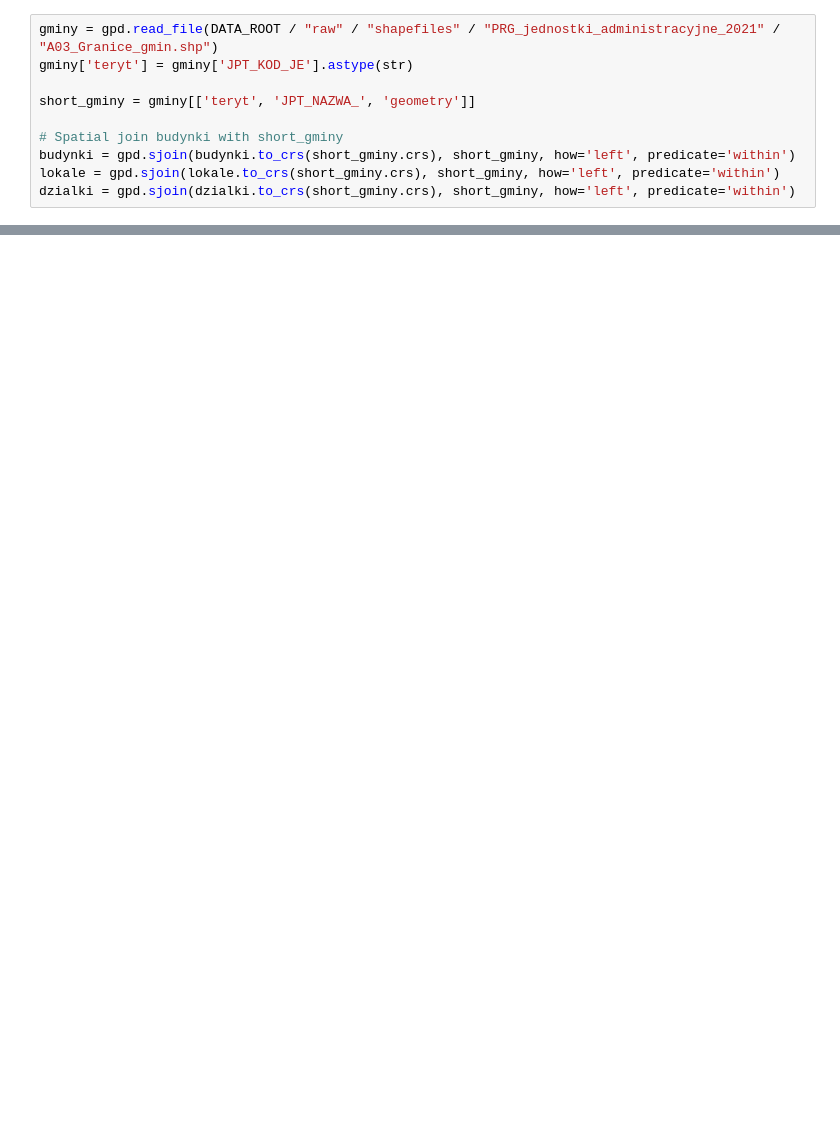
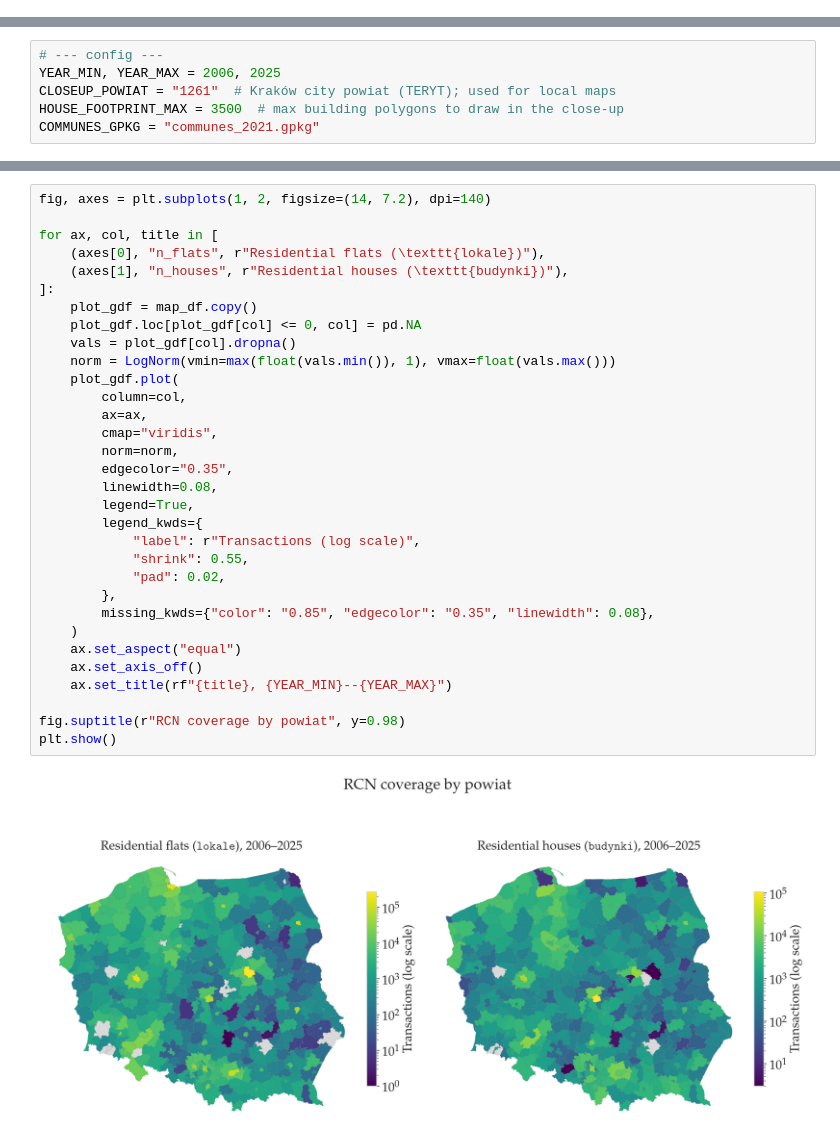
Before and after one commit to jendrkk/QSE-Poland-paper, a Jupyter notebook: notebooks/03_RCN_data.ipynb, the cells around one changed output, grey strips where cells are left out. Saved outputs shown, nothing was run; the diff lists cells and outputs as text; blank space fills up the shorter version.

```diff
--- a/notebooks/03_RCN_data.ipynb
+++ b/notebooks/03_RCN_data.ipynb
@@ -70,10 +0,0 @@ Name: count, dtype: int64
-# %%
-gminy = gpd.read_file(DATA_ROOT / "raw" / "shapefiles" / "PRG_jednostki_administracyjne_2021" / "A03_Granice_gmin.shp")
-gminy['teryt'] = gminy['JPT_KOD_JE'].astype(str)
-
-short_gminy = gminy[['teryt', 'JPT_NAZWA_', 'geometry']]
-
-# Spatial join budynki with short_gminy
-budynki = gpd.sjoin(budynki.to_crs(short_gminy.crs), short_gminy, how='left', predicate='within')
-lokale = gpd.sjoin(lokale.to_crs(short_gminy.crs), short_gminy, how='left', predicate='within')
-dzialki = gpd.sjoin(dzialki.to_crs(short_gminy.crs), short_gminy, how='left', predicate='within')
@@ -106,0 +16,6 @@ budynki['teryt'].sort_values().unique()
+# %%
+# --- config ---
+YEAR_MIN, YEAR_MAX = 2006, 2025
+CLOSEUP_POWIAT = "1261"  # Kraków city powiat (TERYT); used for local maps
+HOUSE_FOOTPRINT_MAX = 3500  # max building polygons to draw in the close-up
+COMMUNES_GPKG = "communes_2021.gpkg"
@@ -106,0 +281,34 @@ budynki['teryt'].sort_values().unique()
+# %%
+fig, axes = plt.subplots(1, 2, figsize=(14, 7.2), dpi=140)
+
+for ax, col, title in [
+    (axes[0], "n_flats", r"Residential flats (\texttt{lokale})"),
+    (axes[1], "n_houses", r"Residential houses (\texttt{budynki})"),
+]:
+    plot_gdf = map_df.copy()
+    plot_gdf.loc[plot_gdf[col] <= 0, col] = pd.NA
+    vals = plot_gdf[col].dropna()
+    norm = LogNorm(vmin=max(float(vals.min()), 1), vmax=float(vals.max()))
+    plot_gdf.plot(
+        column=col,
+        ax=ax,
+        cmap="viridis",
+        norm=norm,
+        edgecolor="0.35",
+        linewidth=0.08,
+        legend=True,
+        legend_kwds={
+            "label": r"Transactions (log scale)",
+            "shrink": 0.55,
+            "pad": 0.02,
+        },
+        missing_kwds={"color": "0.85", "edgecolor": "0.35", "linewidth": 0.08},
+    )
+    ax.set_aspect("equal")
+    ax.set_axis_off()
+    ax.set_title(rf"{title}, {YEAR_MIN}--{YEAR_MAX}")
+
+fig.suptitle(r"RCN coverage by powiat", y=0.98)
+plt.show()
+# %% [output]
+[figure, added]
```
Also changed, not shown: parts of 23 cells of this notebook, 4 other files.
